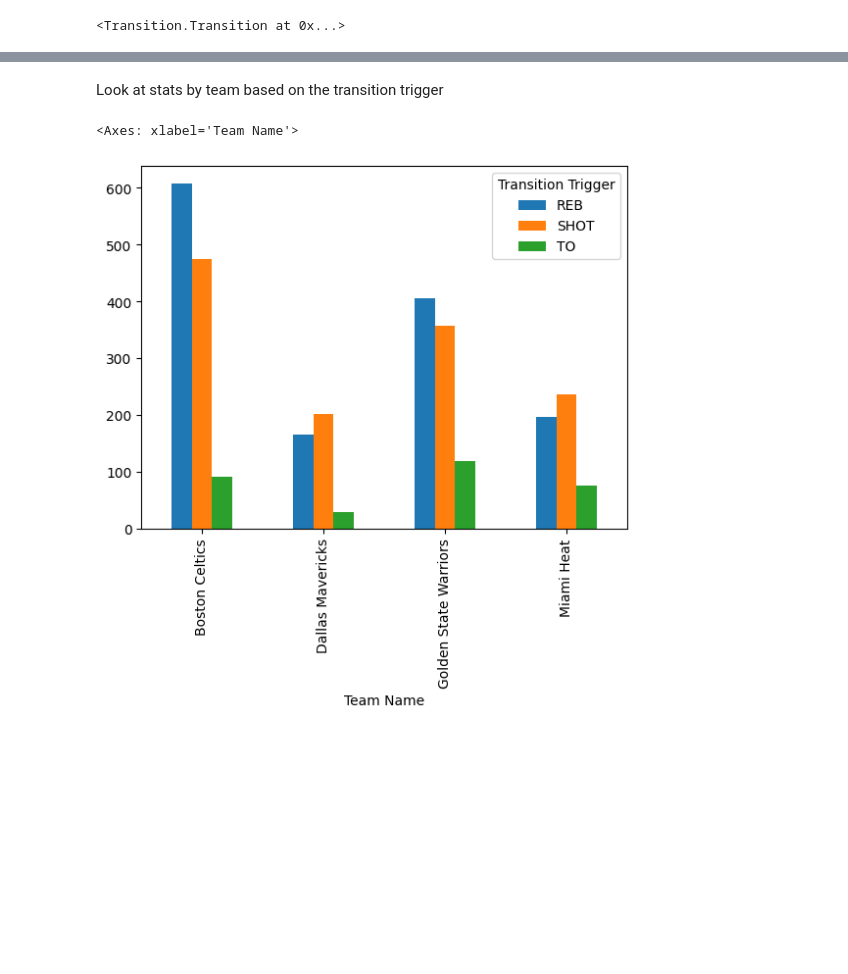
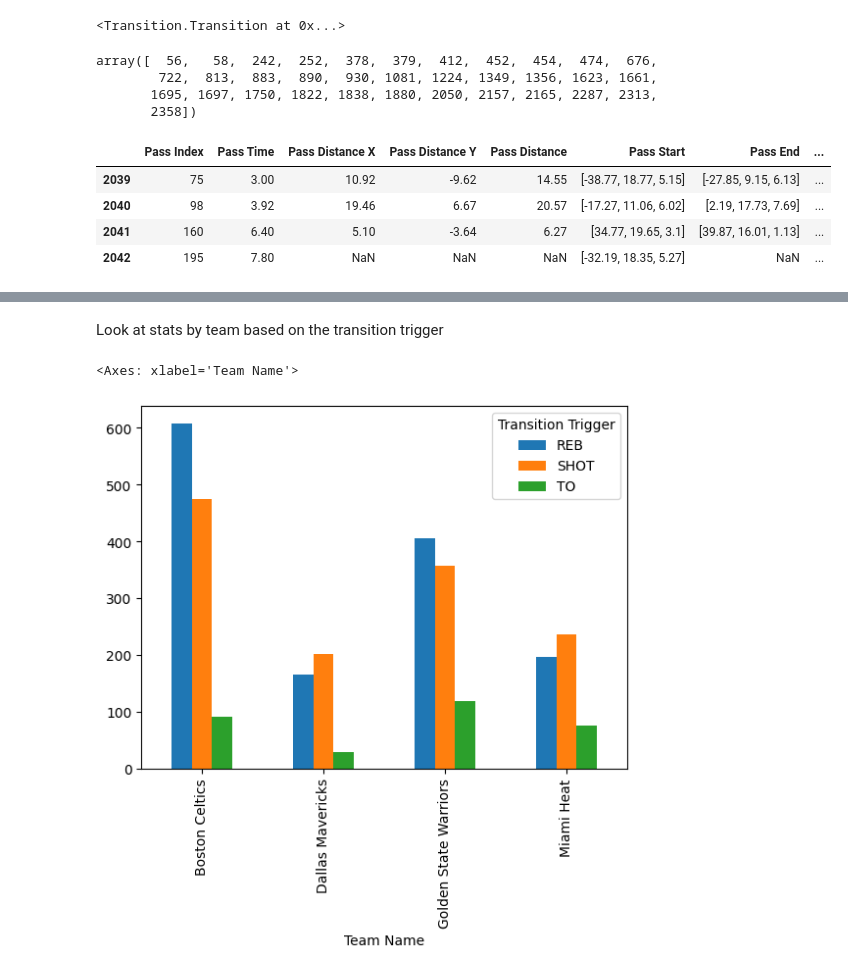
Before and after one commit to emmaritcey/wisd-hackathon, a Jupyter notebook: visualizations.ipynb, the cells around one changed output, grey strips where cells are left out. Drawn from its saved outputs; the diff is of its cells as text; code cells hidden in the pictures; blank space fills up the shorter version.

```diff
--- a/visualizations.ipynb
+++ b/visualizations.ipynb
@@ -11,0 +16,17 @@ pass_df = pd.read_pickle('data/transition/possession_summaries.pkl')
+# %%
+indices = possession_df[possession_df['# Passes']>=4].index.values
+indices
+# %% [output]
+array([  56,   58,  242,  252,  378,  379,  412,  452,  454,  474,  676,
+        722,  813,  883,  890,  930, 1081, 1224, 1349, 1356, 1623, 1661,
+       1695, 1697, 1750, 1822, 1838, 1880, 2050, 2157, 2165, 2287, 2313,
+       2358])
+# %%
+test_df = pass_df[pass_df['Transition Index'].isin(indices)]
+test_df
+# %% [output]
+|  | Pass Index | Pass Time | Pass Distance X | Pass Distance Y | Pass Distance | Pass Start | Pass End | ... |
+| 2039 | 75 | 3.00 | 10.92 | -9.62 | 14.55 | [-38.77, 18.77, 5.15] | [-27.85, 9.15, 6.13] | ... |
+| 2040 | 98 | 3.92 | 19.46 | 6.67 | 20.57 | [-17.27, 11.06, 6.02] | [2.19, 17.73, 7.69] | ... |
+| 2041 | 160 | 6.40 | 5.10 | -3.64 | 6.27 | [34.77, 19.65, 3.1] | [39.87, 16.01, 1.13] | ... |
+| 2042 | 195 | 7.80 | NaN | NaN | NaN | [-32.19, 18.35, 5.27] | NaN | ... |
```
Also changed, not shown: parts of 3 cells of this notebook, 52 other files.
